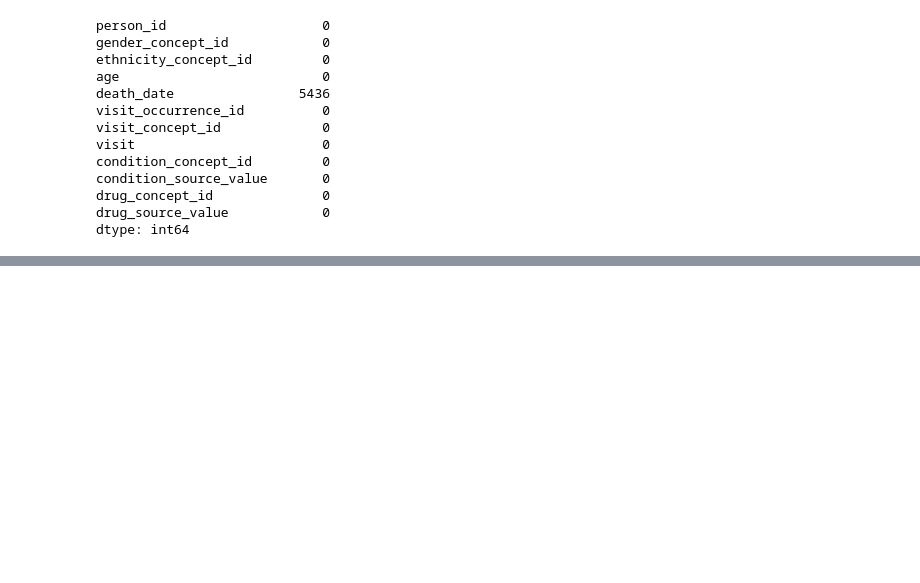
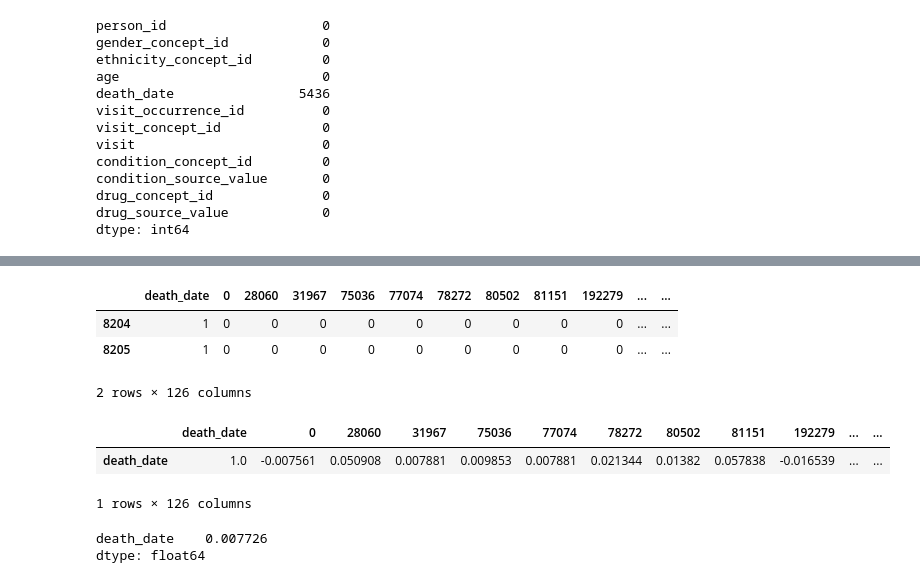
Before and after one commit to yoon-kyung/synthea, a Jupyter notebook: analysis.ipynb, the cells around one changed output, grey strips where cells are left out. Drawn from its saved outputs; the diff is of its cells as text; code cells hidden in the pictures; blank space fills up the shorter version.

```diff
--- a/analysis.ipynb
+++ b/analysis.ipynb
@@ -188,0 +204,3 @@ dtype: int64
+# %%
+data_copy['death_date'] = data_copy['death_date'].apply(lambda x:1 if pd.isna(x) else 0)
+data_copy.tail(2)
@@ -188,0 +361,23 @@ dtype: int64
+# %%
+# 더미 변환
+c_concept_dummies = pd.get_dummies(data_copy['condition_concept_id'])
+c_concept_corr_data = pd.concat([data_copy['death_date'], c_concept_dummies], axis=1)
+c_concept_corr_data.tail(2)
+# %% [output]
+|  | death_date | 0 | 28060 | 31967 | 75036 | 77074 | 78272 | 80502 | 81151 | 192279 | ... | ... |
+| 8204 | 1 | 0 | 0 | 0 | 0 | 0 | 0 | 0 | 0 | 0 | ... | ... |
+| 8205 | 1 | 0 | 0 | 0 | 0 | 0 | 0 | 0 | 0 | 0 | ... | ... |
+2 rows × 126 columns
+# %%
+c_concept_corr = c_concept_corr_data.corr().head(1)
+c_concept_corr
+# %% [output]
+|  | death_date | 0 | 28060 | 31967 | 75036 | 77074 | 78272 | 80502 | 81151 | 192279 | ... | ... |
+| death_date | 1.0 | -0.007561 | 0.050908 | 0.007881 | 0.009853 | 0.007881 | 0.021344 | 0.01382 | 0.057838 | -0.016539 | ... | ... |
+1 rows × 126 columns
+# %%
+c_concept_corr.drop('death_date')
+c_concept_corr.mean(axis=1)
+# %% [output]
+death_date    0.007726
+dtype: float64
```
Also changed, not shown: parts of 35 cells of this notebook.
